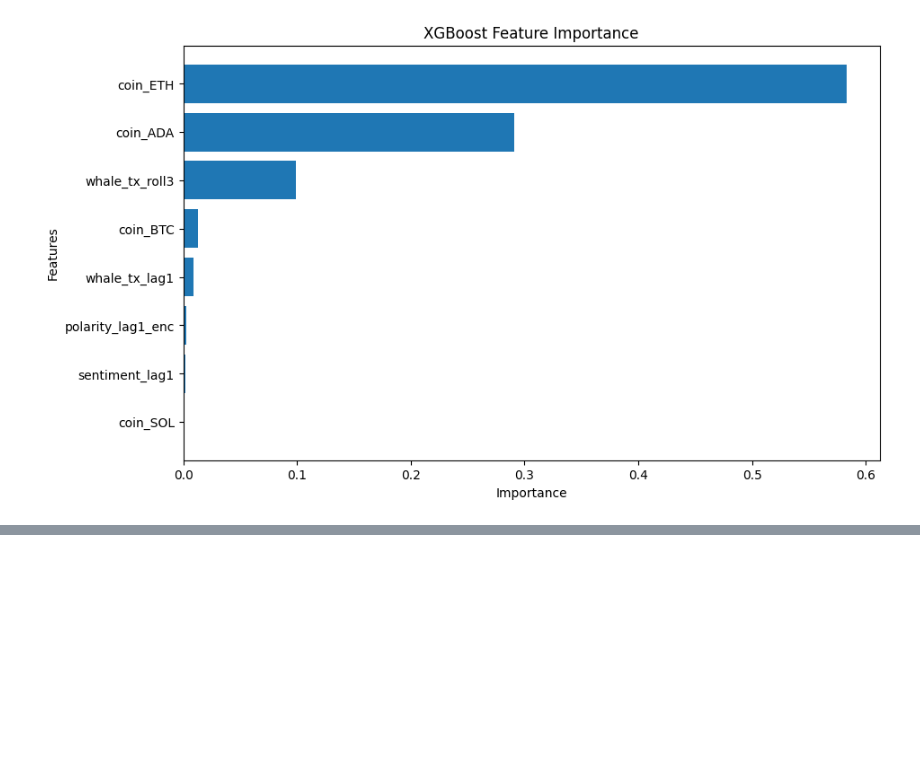
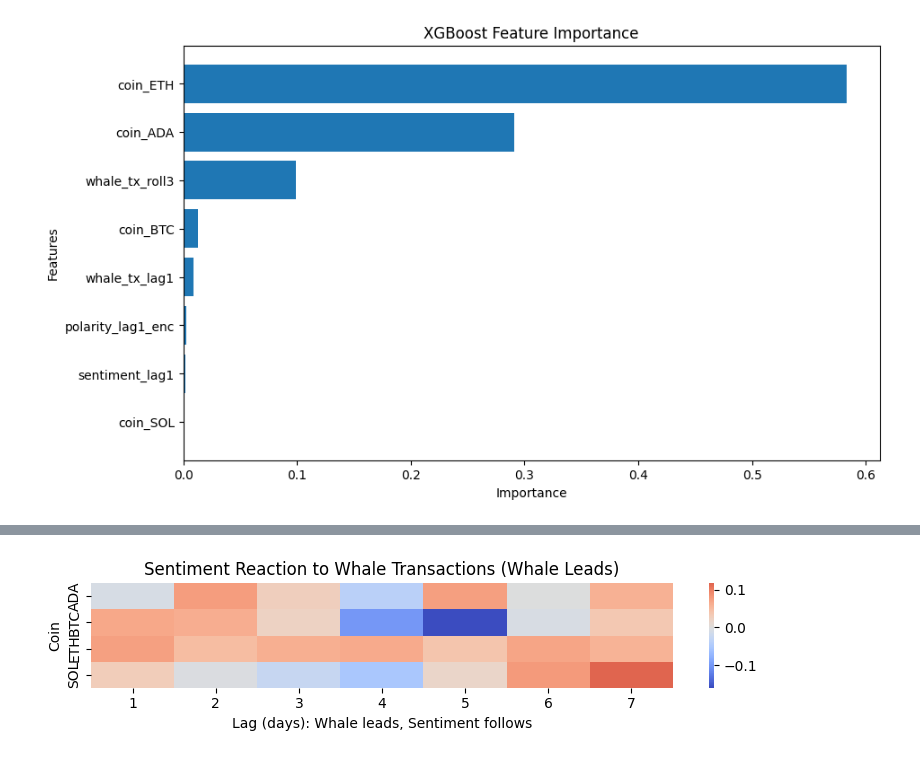
Before and after one commit to FeryGritli/crypto-sentiment-whales, a Jupyter notebook: notebooks/07_Machine_Learning_Prediction.ipynb, the cells around one changed output, grey strips where cells are left out. Cells and saved outputs as stored; diff of their text form; code cells hidden in the pictures; blank space fills up the shorter version.

```diff
--- a/notebooks/07_Machine_Learning_Prediction.ipynb
+++ b/notebooks/07_Machine_Learning_Prediction.ipynb
@@ -384,0 +667,37 @@ plt.show()
+# %%
+import numpy as np
+import matplotlib.pyplot as plt
+import seaborn as sns
+
+max_lag = 7
+# Only look at POSITIVE lags: whale leads sentiment
+lag_range = range(1, max_lag+1)
+coin_cols = ['coin_ADA', 'coin_BTC', 'coin_ETH', 'coin_SOL']
+coin_names = ['ADA', 'BTC', 'ETH', 'SOL']
+heatmap_data = []
+
+for coin_col in coin_cols:
+    temp_df = df[df[coin_col] == 1]
+    corrs = []
+    for lag in lag_range:
+        corr = temp_df['sentiment'].corr(temp_df['whale_transaction_count'].shift(-lag))
+        corrs.append(corr)
+    heatmap_data.append(corrs)
+
+plt.figure(figsize=(8, 2))
+sns.heatmap(
+    np.array(heatmap_data),
+    xticklabels=lag_range,
+    yticklabels=coin_names,
+    annot=False,
+    cmap="coolwarm",
+    center=0,
+    cbar=True
+)
+plt.title("Sentiment Reaction to Whale Transactions (Whale Leads)")
+plt.xlabel("Lag (days): Whale leads, Sentiment follows")
+plt.ylabel("Coin")
+plt.tight_layout()
+plt.show()
+# %% [output]
+[figure, added]
```
Also changed, not shown: parts of 18 cells of this notebook, 1 other file.
